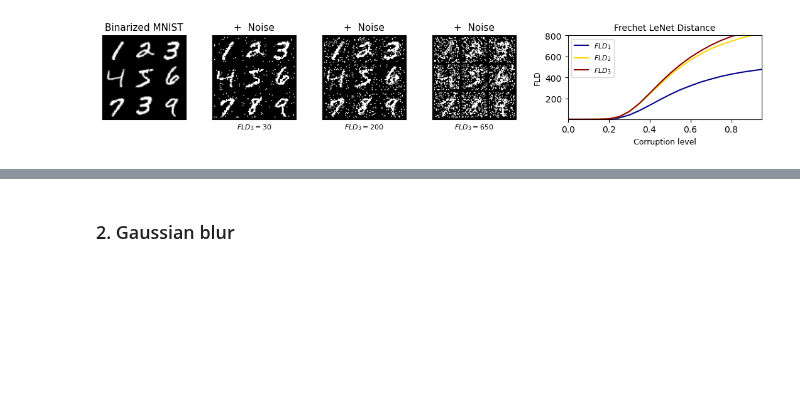
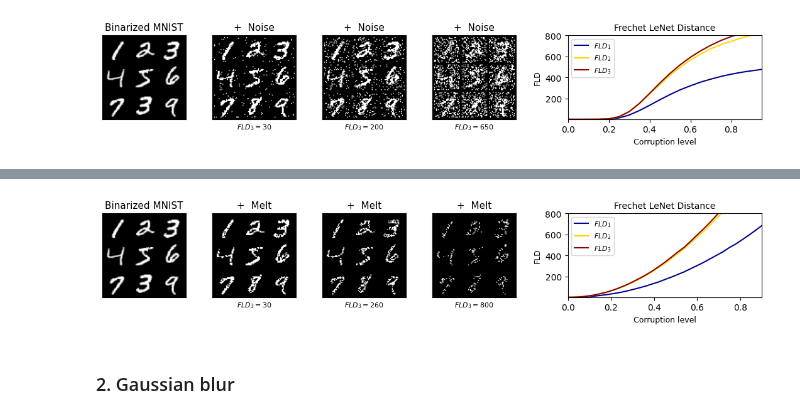
Before and after one commit to dfaroughy/FID-MNIST, a Jupyter notebook: FID_MNIST.ipynb, the cells around one changed output, grey strips where cells are left out. Cells and saved outputs as stored; diff of their text form; code cells hidden in the pictures; blank space fills up the shorter version.

```diff
--- a/FID_MNIST.ipynb
+++ b/FID_MNIST.ipynb
@@ -109,3 +147,20 @@ plot_combined_with_mnist_grid(samples=[digits, digits_noise_1, digits_noise_2, d
+# %%
+import numpy as np
+from fid_metric import fid_distorted_NIST
+
+fcd_1_melt= fid_distorted_NIST(model_bin, name='BinaryMNIST', distortion='melt', values=np.arange(0.0, 1, 0.03), activation_layer='fc1', device=device)
+fcd_2_melt  = fid_distorted_NIST(model_bin, name='BinaryMNIST', distortion='melt', values=np.arange(0.0, 1, 0.03), activation_layer='fc2', device=device)
+fcd_3_melt  = fid_distorted_NIST(model_bin, name='BinaryMNIST', distortion='melt', values=np.arange(0.0, 1, 0.03), activation_layer='fc3', device=device)
+fcd_avg_melt = {k: (fcd_1_melt.get(k, 0) + fcd_2_melt.get(k, 0) + fcd_3_melt.get(k, 0) ) / 3.0 for k in fcd_1_melt.keys()}
+# %%
+plot_combined_with_mnist_grid(samples=[digits, digits_melt_1, digits_melt_2, digits_melt_3],
+                              fcd=[fcd_1_melt, fcd_2_melt, fcd_3_melt],
+                              distortion='Melt',
+                              dist_levels=['', r'$FLD_3=${}'.format(30), r'$FLD_3={}$'.format(260), r'$FLD_3={}$'.format(800)],
+                              xlim=(0, 0.9),
+                             figsize=(11,2.25))
+# %% [output]
+[figure, added]
 # %% [markdown]
 ### 2. Gaussian blur
 # %%
```
Also changed, not shown: parts of 3 cells of this notebook, 2 other files.
